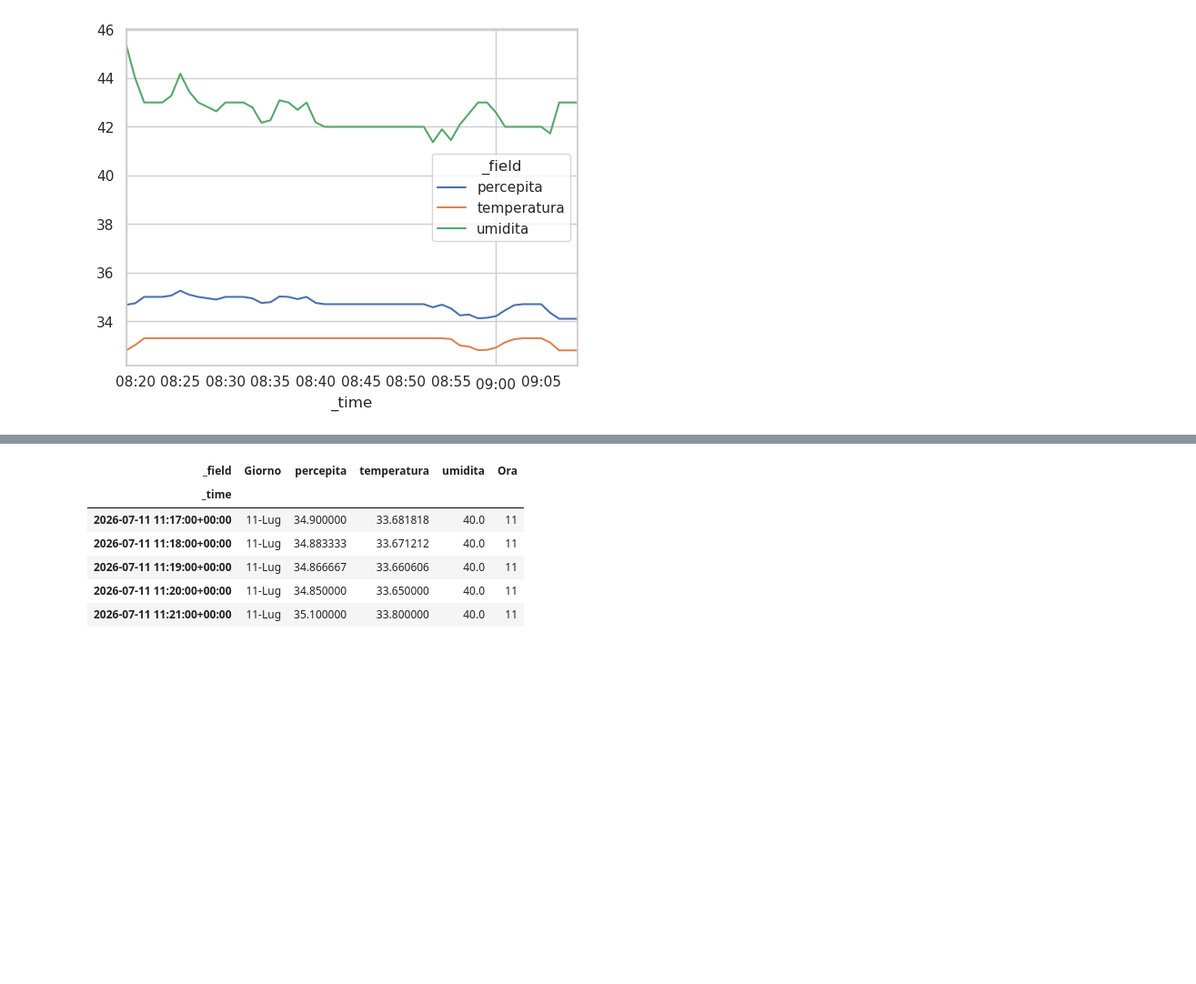
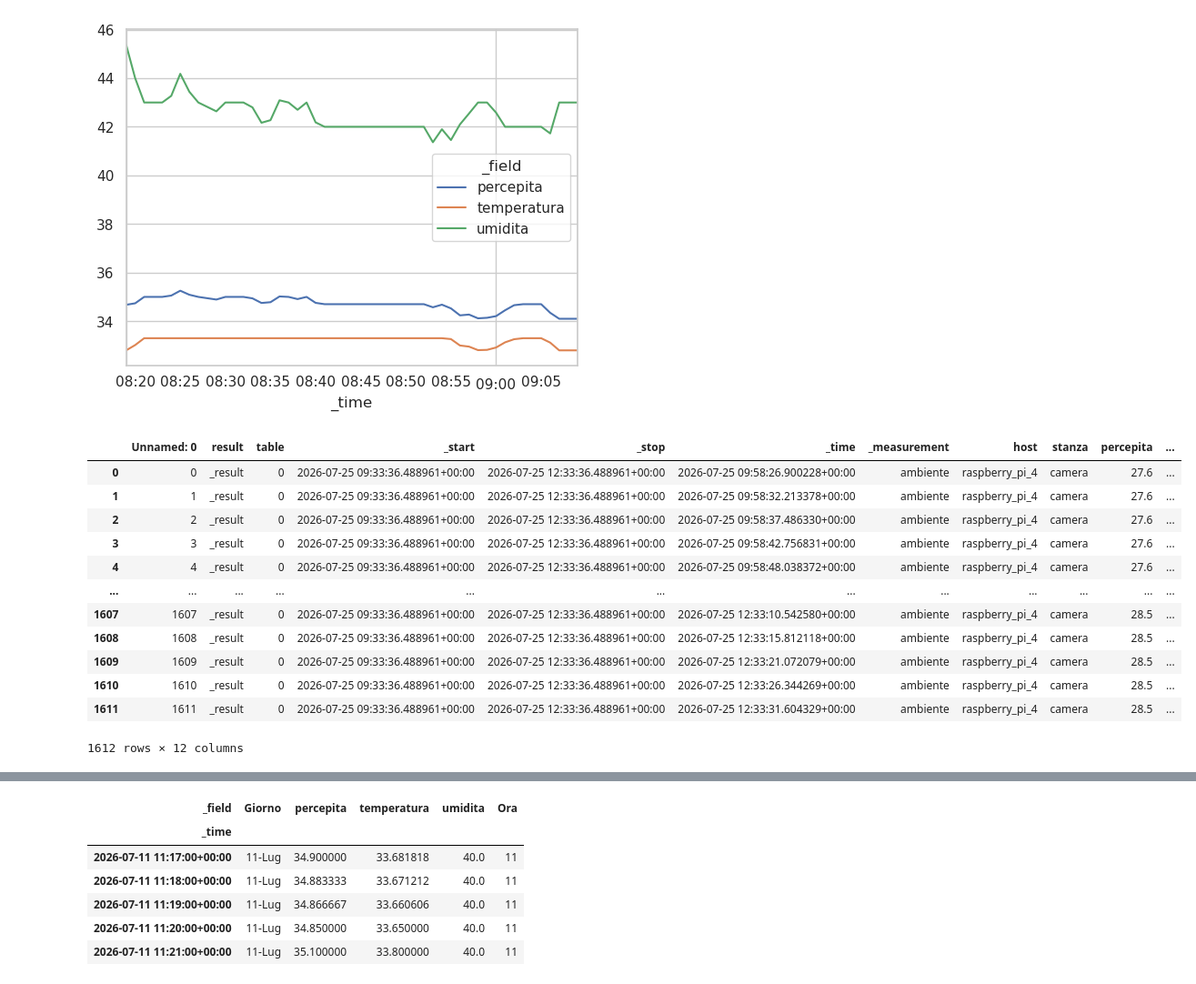
Before and after one commit to Linkyolo/grafana-raspi4-dht, a Jupyter notebook: analysis/18-luglio-2026.ipynb, the cells around one changed output, grey strips where cells are left out. Shown at 91% size. Cells and saved outputs as stored; diff of their text form; code cells hidden in the pictures; blank space fills up the shorter version.

```diff
--- a/analysis/18-luglio-2026.ipynb
+++ b/analysis/18-luglio-2026.ipynb
@@ -177,6 +177,22 @@ df_clean.plot()
 # %% [output]
 <Axes: xlabel='_time'>
 [figure]
+# %%
+df_25_luglio
+# %% [output]
+|  | Unnamed: 0 | result | table | _start | _stop | _time | _measurement | host | stanza | percepita | ... |
+| 0 | 0 | _result | 0 | 2026-07-25 09:33:36.488961+00:00 | 2026-07-25 12:33:36.488961+00:00 | 2026-07-25 09:58:26.900228+00:00 | ambiente | raspberry_pi_4 | camera | 27.6 | ... |
+| 1 | 1 | _result | 0 | 2026-07-25 09:33:36.488961+00:00 | 2026-07-25 12:33:36.488961+00:00 | 2026-07-25 09:58:32.213378+00:00 | ambiente | raspberry_pi_4 | camera | 27.6 | ... |
+| 2 | 2 | _result | 0 | 2026-07-25 09:33:36.488961+00:00 | 2026-07-25 12:33:36.488961+00:00 | 2026-07-25 09:58:37.486330+00:00 | ambiente | raspberry_pi_4 | camera | 27.6 | ... |
+| 3 | 3 | _result | 0 | 2026-07-25 09:33:36.488961+00:00 | 2026-07-25 12:33:36.488961+00:00 | 2026-07-25 09:58:42.756831+00:00 | ambiente | raspberry_pi_4 | camera | 27.6 | ... |
+| 4 | 4 | _result | 0 | 2026-07-25 09:33:36.488961+00:00 | 2026-07-25 12:33:36.488961+00:00 | 2026-07-25 09:58:48.038372+00:00 | ambiente | raspberry_pi_4 | camera | 27.6 | ... |
+| ... | ... | ... | ... | ... | ... | ... | ... | ... | ... | ... | ... |
+| 1607 | 1607 | _result | 0 | 2026-07-25 09:33:36.488961+00:00 | 2026-07-25 12:33:36.488961+00:00 | 2026-07-25 12:33:10.542580+00:00 | ambiente | raspberry_pi_4 | camera | 28.5 | ... |
+| 1608 | 1608 | _result | 0 | 2026-07-25 09:33:36.488961+00:00 | 2026-07-25 12:33:36.488961+00:00 | 2026-07-25 12:33:15.812118+00:00 | ambiente | raspberry_pi_4 | camera | 28.5 | ... |
+| 1609 | 1609 | _result | 0 | 2026-07-25 09:33:36.488961+00:00 | 2026-07-25 12:33:36.488961+00:00 | 2026-07-25 12:33:21.072079+00:00 | ambiente | raspberry_pi_4 | camera | 28.5 | ... |
+| 1610 | 1610 | _result | 0 | 2026-07-25 09:33:36.488961+00:00 | 2026-07-25 12:33:36.488961+00:00 | 2026-07-25 12:33:26.344269+00:00 | ambiente | raspberry_pi_4 | camera | 28.5 | ... |
+| 1611 | 1611 | _result | 0 | 2026-07-25 09:33:36.488961+00:00 | 2026-07-25 12:33:36.488961+00:00 | 2026-07-25 12:33:31.604329+00:00 | ambiente | raspberry_pi_4 | camera | 28.5 | ... |
+1612 rows × 12 columns
 # %%
 
 df_10_luglio= load_and_clean_data( "data/days/10-luglio-2026.csv")
```
Also changed, not shown: parts of 4 cells of this notebook, 11 other files.
